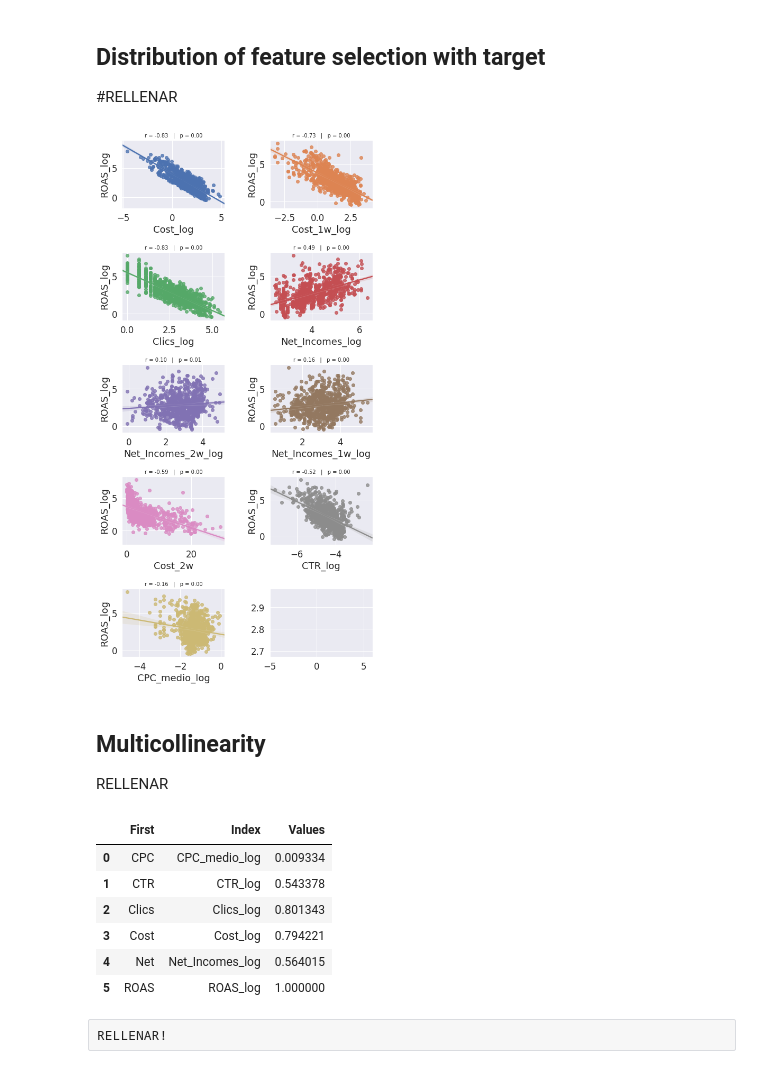
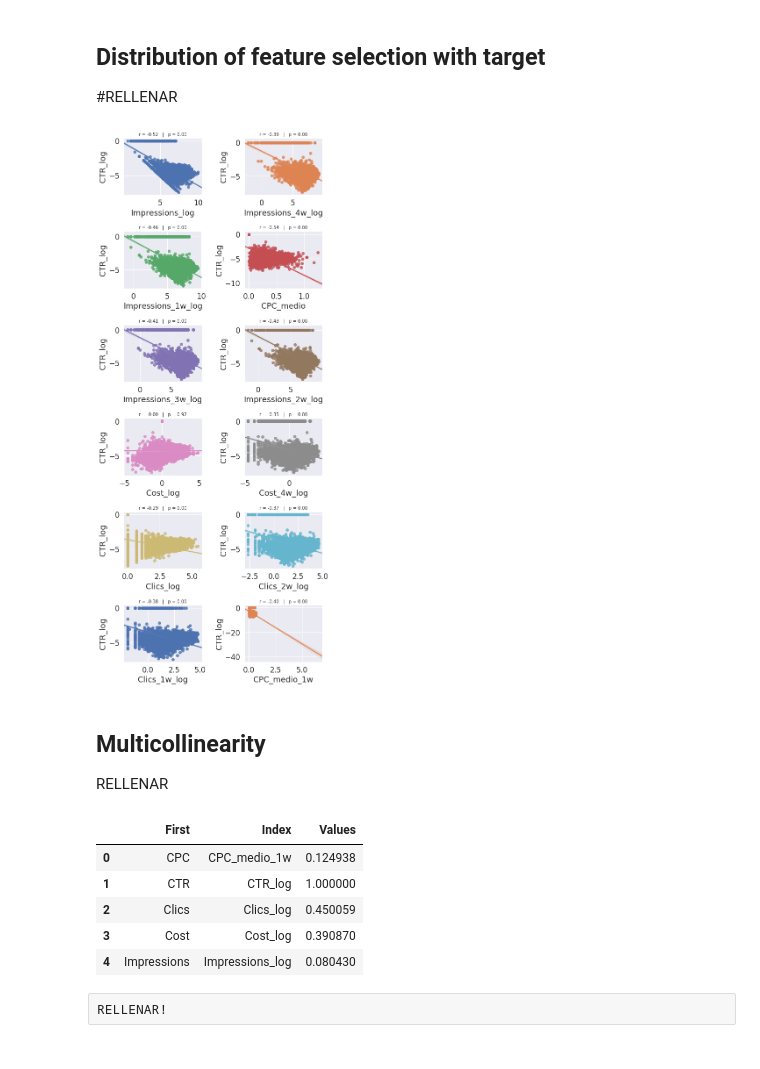
Before and after one commit to trimiguel/tfm, a Jupyter notebook: shopping/notebook/ALGORITHM_top_50_references-Copy1.ipynb, the cells around one changed output. Saved outputs shown, nothing was run; the diff lists cells and outputs as text; code cells hidden in the pictures.

Commit message:
step15_finalproject

```diff
--- a/shopping/notebook/ALGORITHM_top_50_references-Copy1.ipynb
+++ b/shopping/notebook/ALGORITHM_top_50_references-Copy1.ipynb
@@ -836,7 +836,7 @@ number_rows = 1
 number_cols = 3
 
 #establish target
-y_df = 'ROAS_log'
+y_df = 'CTR_log'
 
 #set parameters
 li_cat_columns = list(categorical_columns_index_log)
@@ -948,3 +951,8 @@ Name: ROAS_log, dtype: float64
+# %%
+df.drop('CTR_2w_log', axis=1, inplace=True)
+df.drop('CTR_3w_log', axis=1, inplace=True)
+df.drop('CTR_4w_log', axis=1, inplace=True)
+df.drop('CTR_1w_log', axis=1, inplace=True)
 # %% [markdown]
 <a name='data_feature_selection'></a>
 ## Feature Selection
@@ -967,12 +975,12 @@ df_all = pd.get_dummies(df, prefix_sep = '_')
 
 #columns to list
 columns = df_all.columns.tolist()
-columns.remove('ROAS_log')
+columns.remove('CTR_log')
 
 #set X and y
 X = df_all[columns]
 
-y = df_all.ROAS_log
+y = df_all.CTR_log
 
 #X columns to list
 feature_name = X.columns.tolist()
@@ -1153,8 +1164,8 @@ memory usage: 81.1 KB
 Outliers exists in our dataset because of variability of the data.
 # %%
 #introduce log
-df_final['ROAS_log'] = df['ROAS_log']
-df_final['ROAS_log'] = y
+df_final['CTR_log'] = df['CTR_log']
+df_final['CTR_log'] = y
 
 #index dtypes
 numerical_columns_selection = df_final.dtypes.index
@@ -1241,35 +1258,35 @@ plot_correlation_heatmap(df_final, number_columns, "ROAS_log")
 # %%
 #select index numerical columns
 columns_dtypes = df_final.dtypes.index
 
 #number of rows and columns
 number_rows = int((number_columns/2))
 number_cols = 2
 
 #set target
-y_df = 'ROAS_log'
+y_df = 'CTR_log'
 
 #create figure
 fig, axs = plt.subplots(number_rows, number_cols, figsize=(number_cols*4,number_rows*3))
 
 #establish parameters
-li_not_plot = ['ROAS_log']
+li_not_plot = ['CTR_log']
 li_plot_num_feats = [c for c in list(columns_dtypes) if c not in li_not_plot]
 
 #loop
 for r in range(0,number_rows):
     for c in range(0,number_cols):
         f = r*number_cols + c
         if f < len(li_plot_num_feats):
             sns.regplot(df[li_plot_num_feats[f]], df[y_df], ax = axs[r][c])
             stp = stats.pearsonr(df[li_plot_num_feats[f]], df[y_df])
             str_title = "r = " + "{0:.2f}".format(stp[0]) + "   |   " "p = " + "{0:.2f}".format(stp[1])
             axs[r][c].set_title(str_title,fontsize=10)
 
 plt.tight_layout()
 plt.show()
 # %% [output]
-[figure, old version]
+[figure, new version]
 # %% [markdown]
 <a name='multicollinearity'></a>
 ## Multicollinearity
@@ -1277,14 +1294,14 @@ plt.show()
 RELLENAR
 # %%
 #save correlation
-corr_final = df_final.corr()['ROAS_log'].sort_values()
+corr_final = df_final.corr()['CTR_log'].sort_values()
 
 #correlation to dataframe
 df_corr_final = pd.DataFrame({'Index':corr_final.index, 'Values':abs(corr_final.values)})
 df_corr_final
 
 #split the index
-df_corr_final[['First', 'Second', 'Third', 'Fourht']] = df_corr_final['Index'].str.rsplit("_", n = 3, expand=True)
+df_corr_final[['First', 'Second', 'Third']] = df_corr_final['Index'].str.rsplit("_", n = 2, expand=True)
 
 #sort values
 df_corr_final = df_corr_final.sort_values(by = 'Values', ascending = False)
@@ -1301,12 +1318,11 @@ df_groupby = df_groupby[columns_groupby]
 df_groupby
 # %% [output]
 |  | First | Index | Values |
-| 0 | CPC | CPC_medio_log | 0.009334 |
-| 1 | CTR | CTR_log | 0.543378 |
-| 2 | Clics | Clics_log | 0.801343 |
-| 3 | Cost | Cost_log | 0.794221 |
-| 4 | Net | Net_Incomes_log | 0.564015 |
-| 5 | ROAS | ROAS_log | 1.000000 |
+| 0 | CPC | CPC_medio_1w | 0.124938 |
+| 1 | CTR | CTR_log | 1.000000 |
+| 2 | Clics | Clics_log | 0.450059 |
+| 3 | Cost | Cost_log | 0.390870 |
+| 4 | Impressions | Impressions_log | 0.080430 |
 # %% [raw]
 RELLENAR!
 # %%
```
Also changed, not shown: parts of 73 cells of this notebook, 5 other files.
